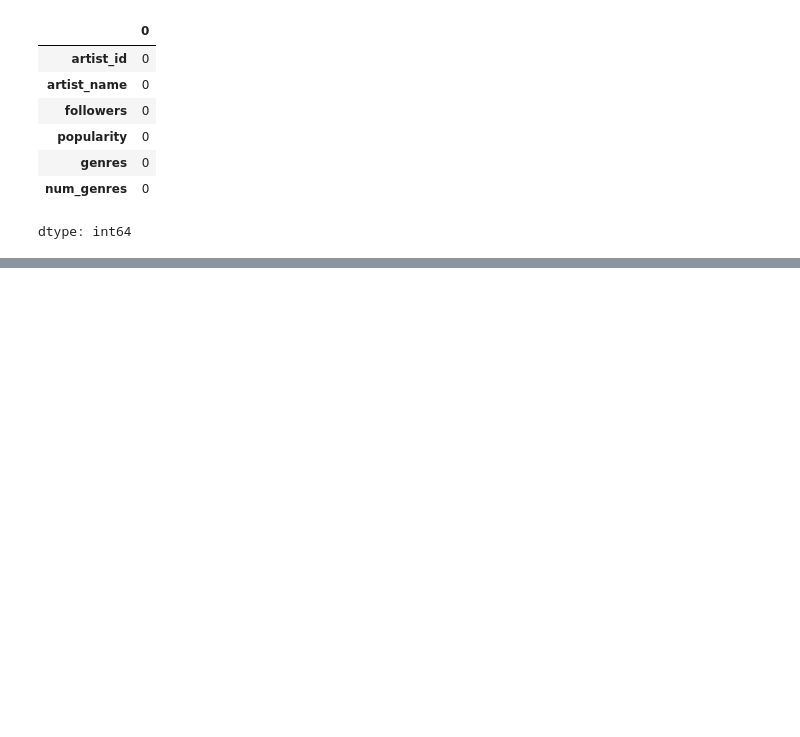
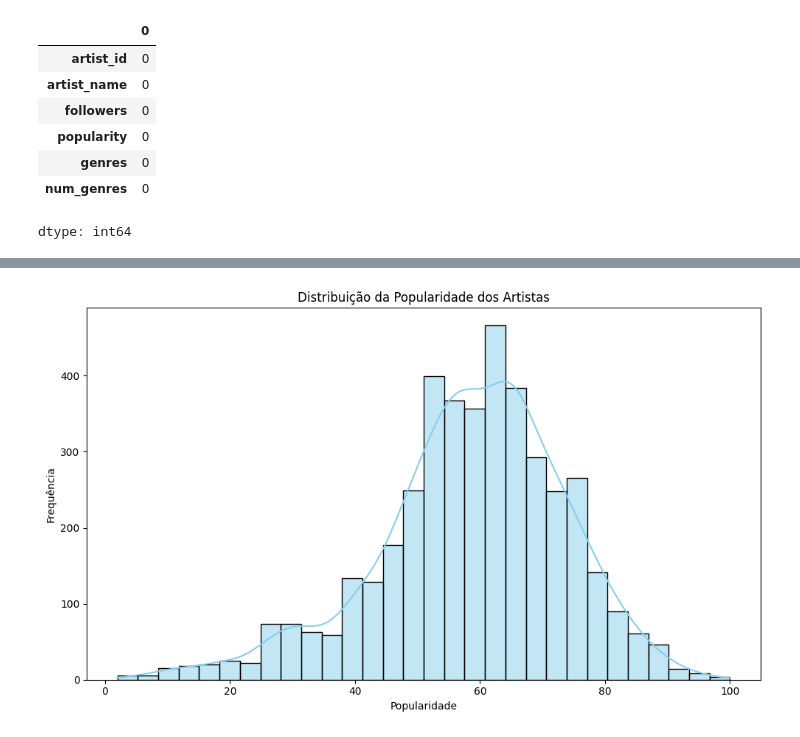
Before and after one commit to Shavrau/AVA1-AM-Spotify, a Jupyter notebook: artistas_escalonamento_nomeado_spotify.ipynb, the cells around one changed output, grey strips where cells are left out. Saved outputs shown, nothing was run; the diff lists cells and outputs as text; code cells hidden in the pictures; blank space fills up the shorter version.

```diff
--- a/artistas_escalonamento_nomeado_spotify.ipynb
+++ b/artistas_escalonamento_nomeado_spotify.ipynb
@@ -169,0 +276,16 @@ np.int64(695)
+# %%
+plt.figure(figsize=(10, 6))
+sns.histplot(
+    data=df_artistas,
+    x='popularity',
+    bins=30,
+    kde=True,
+    color='skyblue'
+)
+plt.title('Distribuição da Popularidade dos Artistas')
+plt.xlabel('Popularidade')
+plt.ylabel('Frequência')
+plt.tight_layout()
+plt.show()
+# %% [output]
+[figure, added]
```
Also changed, not shown: parts of 25 cells of this notebook.
